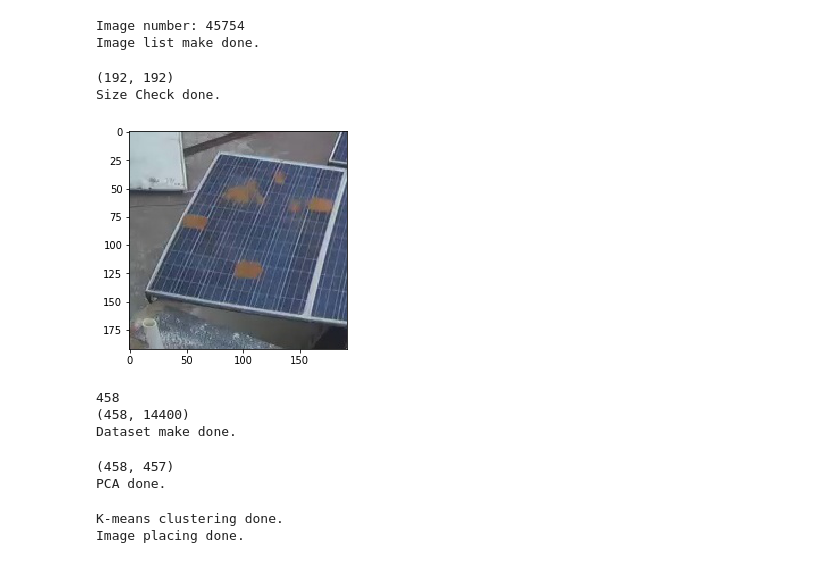
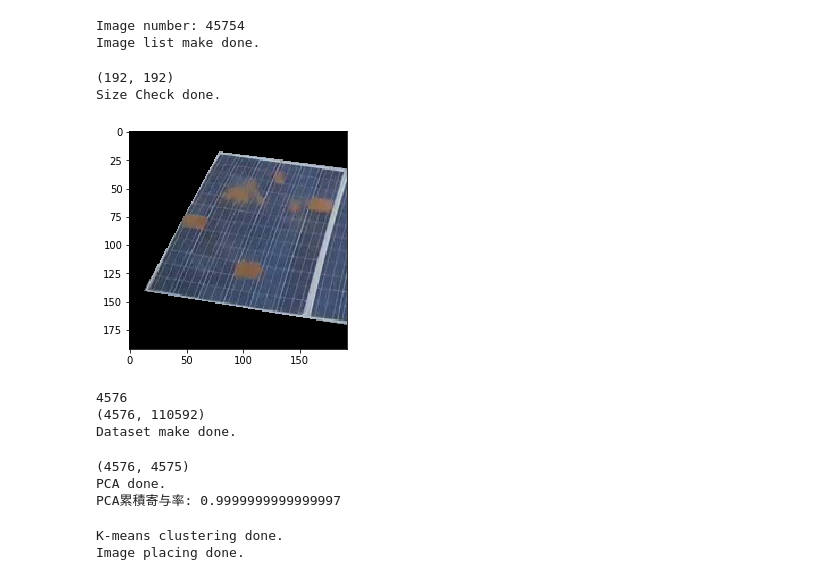
Before and after one commit to sasagg/scripts, a Jupyter notebook: 画像類似.ipynb, the cells around one changed output. Saved outputs shown, nothing was run; the diff lists cells and outputs as text; code cells hidden in the pictures.

```diff
--- a/画像類似.ipynb
+++ b/画像類似.ipynb
@@ -28,14 +29,30 @@ print("Image list make done.")
 # %% [output]
 Image number: 45754
 Image list make done.
+# %%
+def masked(x,y,xy1,xy2,xy3,xy4):
+    #mask_back2 = np.zeros_like(fg_img)
+    mask_back2 = np.zeros([x,y,3])
+    pts = np.array([xy1,xy2,xy3,xy4])
+    #pts = np.array([(192,33),(79,18),(13,140),(192,170)])
+    mask_back2 = cv2.fillPoly(mask_back2, pts = [pts], color =(255,255,255))
+    mask_back2 = mask_back2 // 255
+    return np.asarray(mask_back2).astype(np.uint8)
+
+mask_back2 = masked(192,192,(192,33),(79,18),(13,140),(192,170))
+#mask_back2 = masked(192,192,(0,0),(79,18),(13,140),(192,170))
+
+# plt.imshow(mask_back2, cmap = "gray")
+# plt.show()
 # %%
 # イメージサイズの取得
 img = Image.open(img_paths[0])
 print(img.size)
 plt.figure()
-plt.imshow(np.asarray(img))
+plt.imshow(np.asarray(img)*mask_back2.astype(np.uint8))
+#plt.imshow(cv2.bitwise_and(np.asarray(img),mask_back2))
 print("Size Check done.")
 # %% [output]
 (192, 192)
 Size Check done.
-[figure, old version]
+[figure, new version]
@@ -43,7 +62,7 @@ Size Check done.
 # imgサイズの調整・配列に追加
 plt.close("all")
 #img_paths = img_paths[:600]
-img_paths = [img_paths[i] for i in range(0,len(img_paths),100)]
+img_paths = [img_paths[i] for i in range(0,len(img_paths),10)]
 print(len(img_paths))
 
 def img_to_matrix(img):
@@ -54,19 +73,24 @@ def flatten_img(img_array):
     img_width = img_array.reshape(1, s)
     return img_width[0]
 
+np.asarray(img)*mask_back2.astype(np.uint8)
+
 dataset = []
 for i in img_paths:
     img = Image.open(i)
-    img = img.resize((int(80), int(60)), Image.BICUBIC)
+    img = np.asarray(img)*mask_back2.astype(np.uint8)
+    img = Image.fromarray(img)
+    #img = img.resize((int(80), int(60)), Image.BICUBIC)
     img = img_to_matrix(img)
     img = flatten_img(img)
     dataset.append(img)
+
 dataset = np.array(dataset)
 print(dataset.shape)
 print("Dataset make done.")
 # %% [output]
-458
-(458, 14400)
+4576
+(4576, 110592)
 Dataset make done.
 # %%
 # 次元数の圧縮
@@ -74,16 +98,18 @@ Dataset make done.
 # batch_size < len(dataset) && n_components < batch_size である必要がある
 n = dataset.shape[0]
 #batch_size = img_num
-batch_size = 458
+batch_size = 4576
 ipca = IncrementalPCA(n_components=batch_size-1)
 for i in range(n//batch_size):
     r_dataset = ipca.partial_fit(dataset[i*batch_size:(i+1)*batch_size])
 r_dataset = ipca.transform(dataset)
 print(r_dataset.shape)
 print("PCA done.")
+print("PCA累積寄与率: {}".format(sum(pca.explained_variance_ratio_)))
 # %% [output]
-(458, 457)
+(4576, 4575)
 PCA done.
+PCA累積寄与率: 0.9999999999999997
 # %%
 output_path = r"C:\Users\SG\Downloads\Solar_Panel_Soiling_Image_dataset"
 # K-means によるクラスタリング
```
Also changed, not shown: parts of 5 cells of this notebook.
